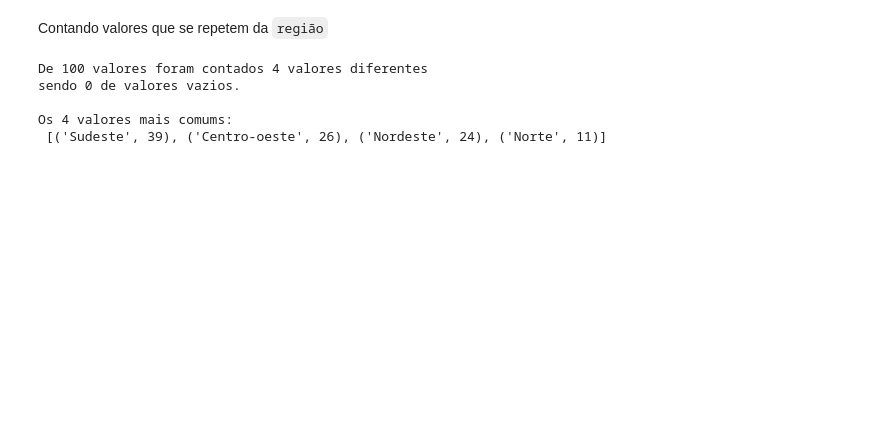
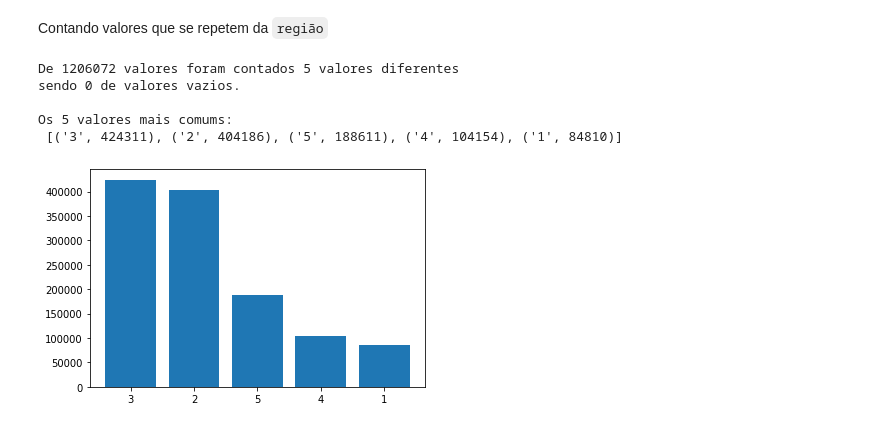
Before and after one commit to ViniZap4/Trabalho-IA-2022.2, a Jupyter notebook: trabalho_de_Inteligência_Artificial.ipynb, the cells around one changed output. Drawn from its saved outputs; the diff is of its cells as text; code cells hidden in the pictures; blank space fills up the shorter version.

```diff
--- a/trabalho_de_Inteligência_Artificial.ipynb
+++ b/trabalho_de_Inteligência_Artificial.ipynb
@@ -107,25 +118,29 @@ def counterValues(column, most_common):
   # creating array for values counter
   counterValues = []
 
-  dfheadRaplaced = dfhead.replace({np.nan:"Void Value"})# sorting out void values
+  dfheadReplaced = dfhead.replace({np.nan:"Void Value"})# sorting out void values
+  dfFullReplaced = dfFull.replace({np.nan:"Void Value"})# sorting out void values
 
 
   # Adding values in array counter
-  for i in dfheadRaplaced[column]:
-      counterValues.append(i) # adding respective values
+  for i in dfFullReplaced[column]:
+      counterValues.append(str(i)) # adding respective values
 
   #counting Values
   counterWithVoid = Counter(counterValues)
 
-  print(f'De 100 valores foram contados {len(counterWithVoid.items())} valores diferentes')
+  print(f'De {len(dfFullReplaced)} valores foram contados {len(counterWithVoid.items())} valores diferentes')
   print(f'sendo {counterWithVoid["Void Value"]} de valores vazios. \n')
 
   #removing void values
   counter = counterWithVoid
   del counter["Void Value"]
 
+  print(f'Os {most_common} valores mais comums: \n {counter.most_common(most_common)}')
 
-  print(f'Os {most_common} valores mais comums: \n {counter.most_common(most_common)}')
+  mostCommon = counter.most_common(most_common)
+  plt.bar(*zip(*mostCommon))
+  plt.show()
 # %% [markdown]
 Contando valores que se repetem da `strNomeFantasia`
 # %%
@@ -139,10 +155,11 @@ Os 10 valores mais comums:
 # %% [markdown]
 Contando valores que se repetem da `região`
-# %%
-counterValues("Regiao", 4)
-# %% [output]
-De 100 valores foram contados 4 valores diferentes
-sendo 0 de valores vazios.
-
-Os 4 valores mais comums:
- [('Sudeste', 39), ('Centro-oeste', 26), ('Nordeste', 24), ('Norte', 11)]
+# %%
+counterValues("CodigoRegiao", 5)
+# %% [output]
+De 1206072 valores foram contados 5 valores diferentes
+sendo 0 de valores vazios.
+
+Os 5 valores mais comums:
+ [('3', 424311), ('2', 404186), ('5', 188611), ('4', 104154), ('1', 84810)]
+[figure, added]
```
Also changed, not shown: parts of 23 cells of this notebook, 1 other file.
